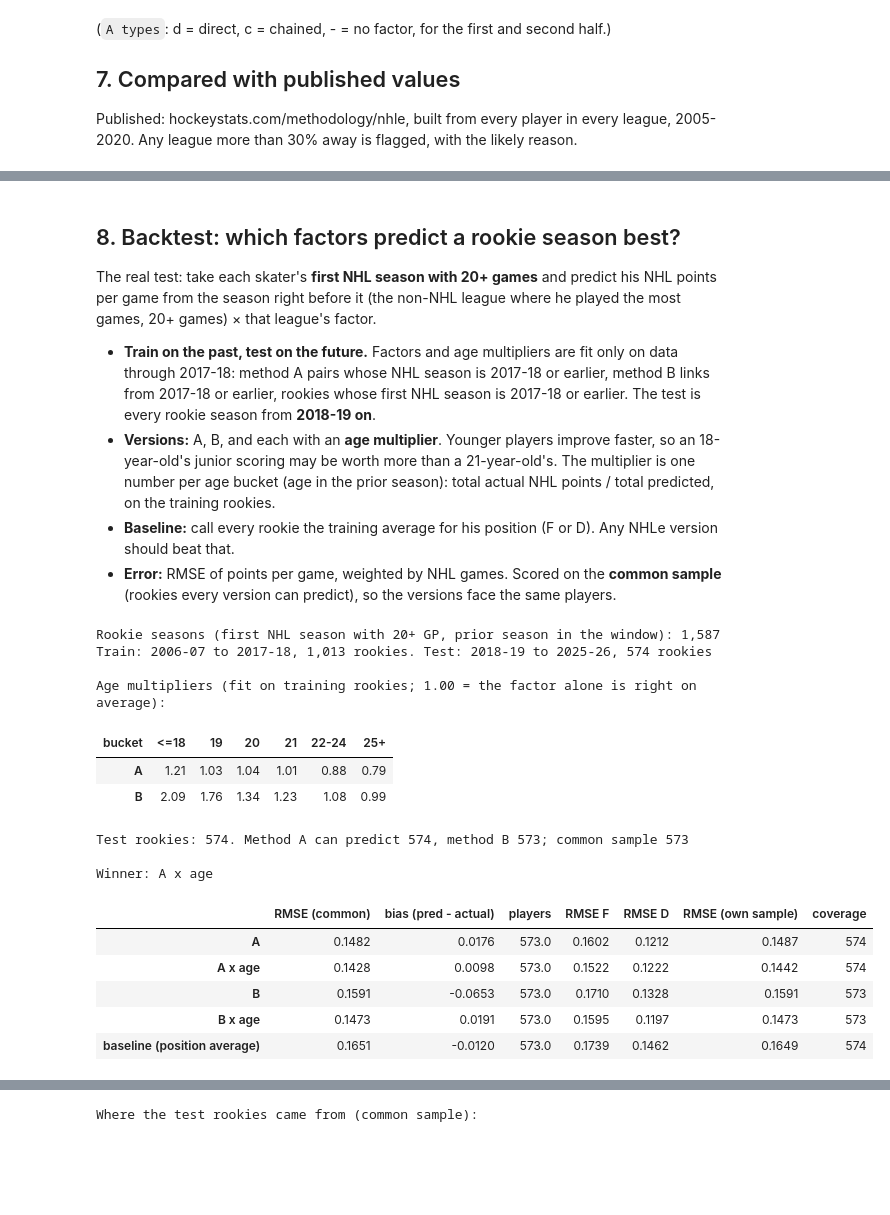
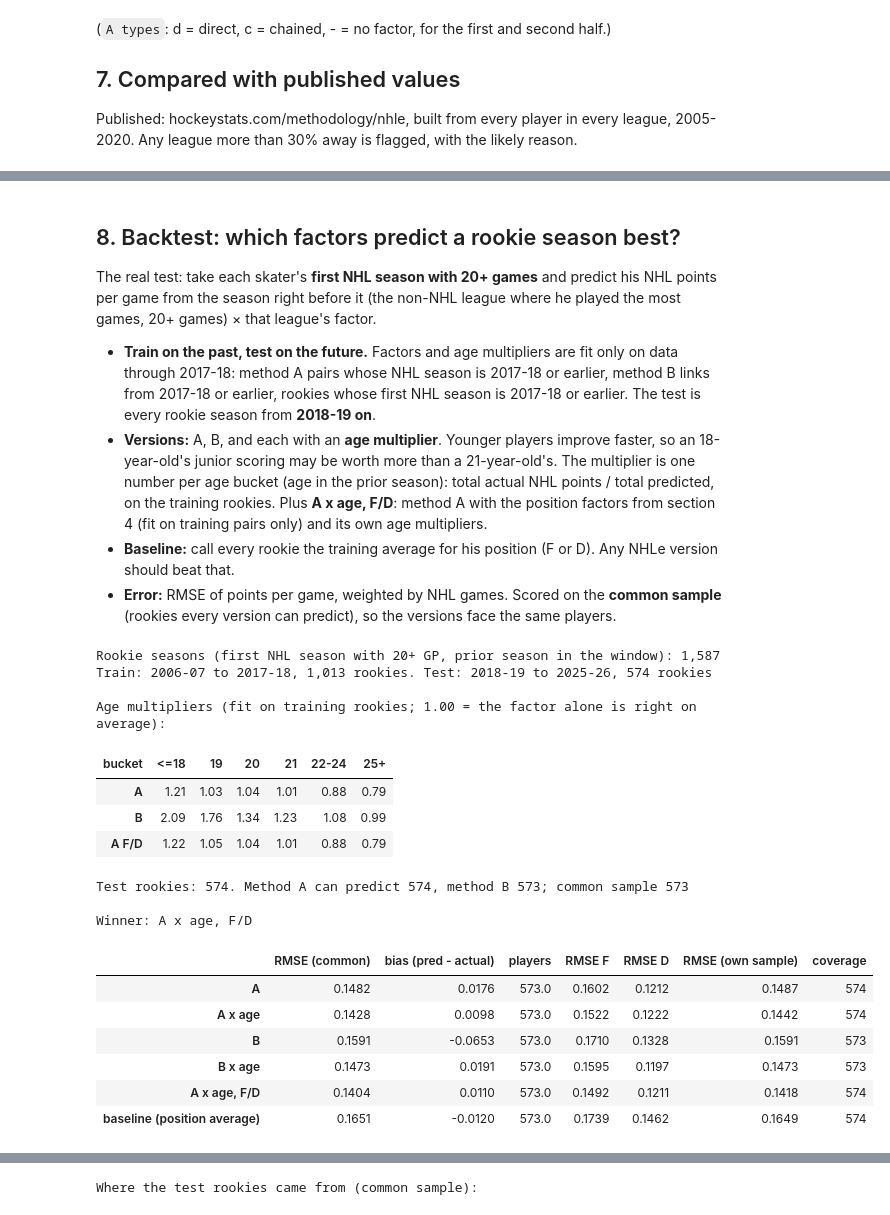
Before and after one commit to ryanc2525/hockey-war, a Jupyter notebook: notebooks/16_nhle.ipynb, the cells around one changed output, grey strips where cells are left out. Saved outputs shown, nothing was run; the diff lists cells and outputs as text; code cells hidden in the pictures; blank space fills up the shorter version.

```diff
--- a/notebooks/16_nhle.ipynb
+++ b/notebooks/16_nhle.ipynb
@@ -437,12 +454,14 @@ cmp.round(3)
 The real test: take each skater's **first NHL season with 20+ games** and predict his NHL points per game from the season right before it (the non-NHL league where he played the most games, 20+ games) × that league's factor.
 
 - **Train on the past, test on the future.** Factors and age multipliers are fit only on data through 2017-18: method A pairs whose NHL season is 2017-18 or earlier, method B links from 2017-18 or earlier, rookies whose first NHL season is 2017-18 or earlier. The test is every rookie season from **2018-19 on**.
-- **Versions:** A, B, and each with an **age multiplier**. Younger players improve faster, so an 18-year-old's junior scoring may be worth more than a 21-year-old's. The multiplier is one number per age bucket (age in the prior season): total actual NHL points / total predicted, on the training rookies.
+- **Versions:** A, B, and each with an **age multiplier**. Younger players improve faster, so an 18-year-old's junior scoring may be worth more than a 21-year-old's. The multiplier is one number per age bucket (age in the prior season): total actual NHL points / total predicted, on the training rookies. Plus **A x age, F/D**: method A with the position factors from section 4 (fit on training pairs only) and its own age multipliers.
 - **Baseline:** call every rookie the training average for his position (F or D). Any NHLe version should beat that.
 - **Error:** RMSE of points per game, weighted by NHL games. Scored on the **common sample** (rookies every version can predict), so the versions face the same players.
 # %%
 TRAIN_END = 2017
-fa_train = method_a(next_season_pairs(careers, max_to_season=TRAIN_END)).set_index("league")
+pairs_train = next_season_pairs(careers, max_to_season=TRAIN_END)
+fa_train = method_a(pairs_train).set_index("league")
+pos_train = position_factors(pairs_train, fa_train.index[fa_train["path_type"] == "direct"])
 fb_train = method_b(same_season_links(careers, last=TRAIN_END)).set_index("league")
 
 rookies = rookie_rows(careers)
@@ -455,6 +474,7 @@ print(f"Train: {label(train['season'].min())} to {label(train['season'].max())},
 mult = {}
 for m, f in [("A", fa_train["factor"]), ("B", fb_train["factor"])]:
     mult[m] = age_multipliers(train, predict(train, f))
+mult["A F/D"] = age_multipliers(train, predict(train, fa_train["factor"], by_group=pos_train))
 print("\nAge multipliers (fit on training rookies; 1.00 = the factor alone is right on average):")
 pd.DataFrame(mult).T.round(2)
 # %% [output]
@@ -465,6 +485,7 @@ Age multipliers (fit on training rookies; 1.00 = the factor alone is right on av
 | bucket | <=18 | 19 | 20 | 21 | 22-24 | 25+ |
 | A | 1.21 | 1.03 | 1.04 | 1.01 | 0.88 | 0.79 |
 | B | 2.09 | 1.76 | 1.34 | 1.23 | 1.08 | 0.99 |
+| A F/D | 1.22 | 1.05 | 1.04 | 1.01 | 0.88 | 0.79 |
 # %%
 def all_versions(rows):
     """Predictions from every version for a set of rookie rows (training factors and multipliers)."""
@@ -473,6 +494,7 @@ def all_versions(rows):
         "A x age": predict(rows, fa_train["factor"], mult["A"]),
         "B": predict(rows, fb_train["factor"]),
         "B x age": predict(rows, fb_train["factor"], mult["B"]),
+        "A x age, F/D": predict(rows, fa_train["factor"], mult["A F/D"], by_group=pos_train),
     }
     base = train.groupby("group").apply(lambda x: np.average(x["nhl_ppg"], weights=x["nhl_gp"]), include_groups=False)
     p["baseline (position average)"] = rows["group"].map(base)
@@ -482,35 +504,36 @@ def score(rows, preds, mask):
     out = {}
     for k, p in preds.items():
         sel = mask & p.notna()
         out[k] = {"RMSE": gp_rmse(rows["nhl_ppg"][sel], p[sel], rows["nhl_gp"][sel]),
                   "bias": gp_bias(rows["nhl_ppg"][sel], p[sel], rows["nhl_gp"][sel]),
                   "players": int(sel.sum())}
     return pd.DataFrame(out).T
 
 preds = all_versions(test)
 common = preds["A"].notna() & preds["B"].notna()
 print(f"Test rookies: {len(test)}. Method A can predict {preds['A'].notna().sum()}, method B {preds['B'].notna().sum()}; "
       f"common sample {common.sum()}")
 
 res = score(test, preds, common).rename(columns={"RMSE": "RMSE (common)", "bias": "bias (pred - actual)"})
 res["RMSE F"] = score(test, preds, common & (test["group"] == "F"))["RMSE"]
 res["RMSE D"] = score(test, preds, common & (test["group"] == "D"))["RMSE"]
 own = pd.Series({k: gp_rmse(test["nhl_ppg"], p, test["nhl_gp"]) for k, p in preds.items()})
 res["RMSE (own sample)"] = own
 res["coverage"] = pd.Series({k: int(p.notna().sum()) for k, p in preds.items()})
-VERSIONS = ["A", "A x age", "B", "B x age"]
+VERSIONS = ["A", "A x age", "B", "B x age", "A x age, F/D"]
 winner = res.loc[VERSIONS, "RMSE (common)"].idxmin()
 print(f"\nWinner: {winner}")
 res.round(4)
 # %% [output]
 Test rookies: 574. Method A can predict 574, method B 573; common sample 573
 
-Winner: A x age
+Winner: A x age, F/D
 |  | RMSE (common) | bias (pred - actual) | players | RMSE F | RMSE D | RMSE (own sample) | coverage |
 | A | 0.1482 | 0.0176 | 573.0 | 0.1602 | 0.1212 | 0.1487 | 574 |
 | A x age | 0.1428 | 0.0098 | 573.0 | 0.1522 | 0.1222 | 0.1442 | 574 |
 | B | 0.1591 | -0.0653 | 573.0 | 0.1710 | 0.1328 | 0.1591 | 573 |
 | B x age | 0.1473 | 0.0191 | 573.0 | 0.1595 | 0.1197 | 0.1473 | 573 |
+| A x age, F/D | 0.1404 | 0.0110 | 573.0 | 0.1492 | 0.1211 | 0.1418 | 574 |
 | baseline (position average) | 0.1651 | -0.0120 | 573.0 | 0.1739 | 0.1462 | 0.1649 | 574 |
 # %%
 # Rookies whose prior league needed a chained method A factor (training factors)
```
Also changed, not shown: parts of 10 cells of this notebook, 1 other file.
